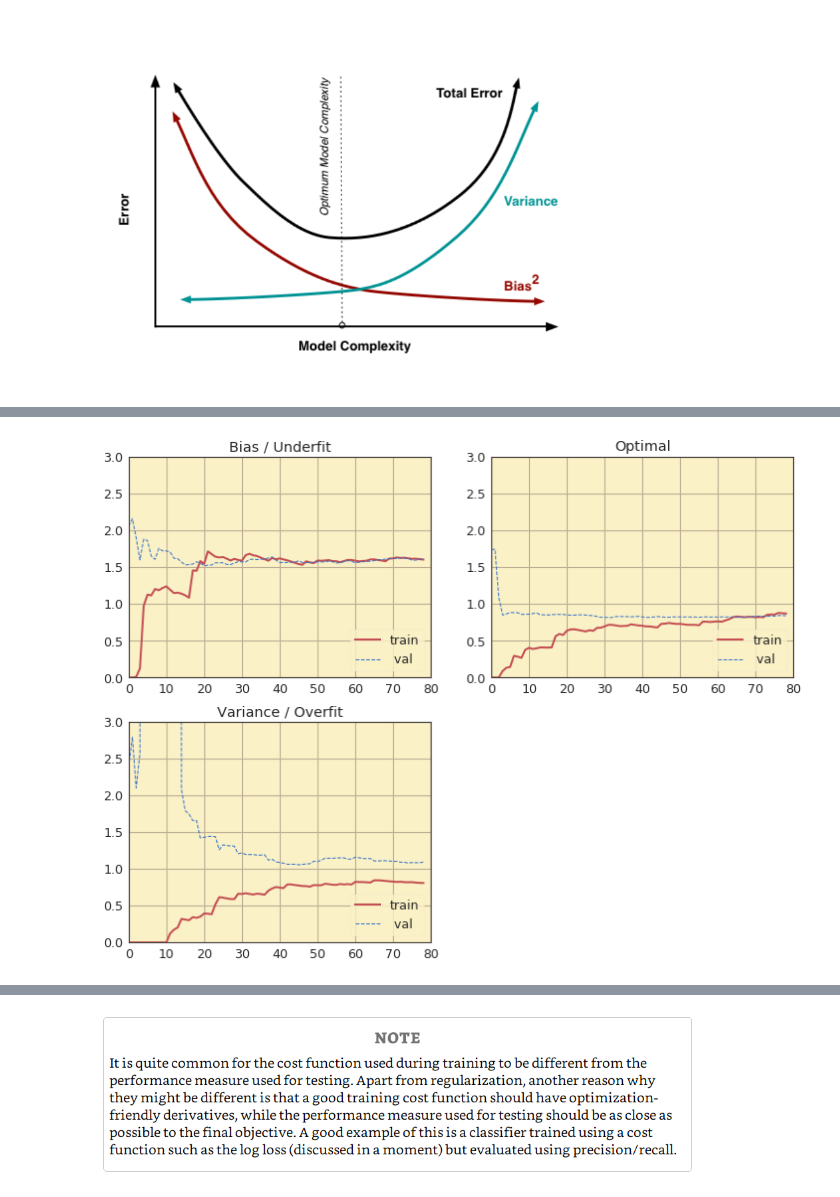
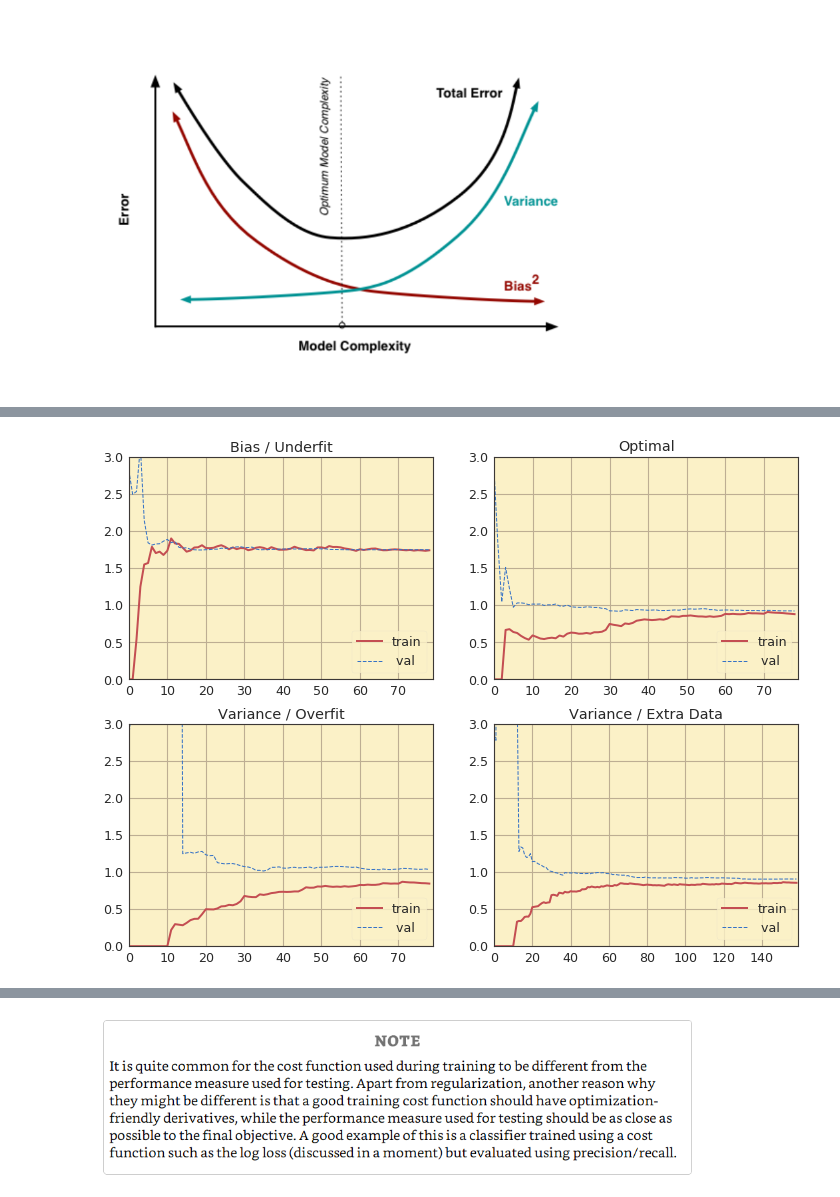
Before and after one commit to garcia-alex/ml-workflows, a Jupyter notebook: ch04.ipynb, the cells around one changed output, grey strips where cells are left out. Drawn from its saved outputs; the diff is of its cells as text; code cells hidden in the pictures.

Commit message:
more robust bias-variance plots

```diff
--- a/ch04.ipynb
+++ b/ch04.ipynb
@@ -215,9 +215,9 @@ def plot_lc(et, ev, title):
 
     plt.title(title)
     plt.legend(loc="lower right")
-    plt.axis([0, len(X) * 0.8, 0, 3])
+    plt.axis([0, len(et), 0, 3])
 
-def plot_lcs(et, ev, et_, ev_, et__, ev__):
+def plot_lcs(et, ev, et_, ev_, et__, ev__, etx=None, evx=None):
     plt.figure(figsize=(12, 9))
 
     plt.subplot(221)
@@ -227,22 +227,35 @@ def plot_lcs(et, ev, et_, ev_, et__, ev__):
     plt.subplot(223)
     plot_lc(et__, ev__, 'Variance / Overfit')
 
+    if etx is not None and evx is not None:
+        plt.subplot(224)
+        plot_lc(etx, evx, 'Variance / Extra Data')
+
     plt.show()
 
 Image(f'{PATH_SCREENSHOTS}/ch04/bias_var.png', width=500)
 # %% [output]
 [figure]
 # %%
-X, y = generate_data([2, 1, 0.5], v=6, u=-3)
+def bias_variance_tests(curves_method, *args, **kwargs):
+    np.random.seed(42)
+    X, y = generate_data([2, 1, 0.5], count=100, v=6, u=-3)
+    X2, y2 = generate_data([2, 1, 0.5], count=100, v=6, u=-3)
 
-et, ev = learning_curves_2(X, y)
+    et, ev = curves_method(X, y, *args, **kwargs)
 
-poly = PolynomialFeatures(degree=2, include_bias=False)
-X_ = poly.fit_transform(X)
-et_, ev_ = learning_curves_2(X_, y)
+    poly = PolynomialFeatures(degree=2, include_bias=False)
+    X_ = poly.fit_transform(X)
+    et_, ev_ = curves_method(X_, y, *args, **kwargs)
 
-poly = PolynomialFeatures(degree=10, include_bias=False)
-X__ = poly.fit_transform(X)
-et__, ev__ = learning_curves_2(X__, y)
+    poly = PolynomialFeatures(degree=10, include_bias=False)
+    X__ = poly.fit_transform(X)
+    et__, ev__ = curves_method(X__, y, *args, **kwargs)
 
-plot_lcs(et, ev, et_, ev_, et__, ev__)
+    Xx = np.r_[X, X2]
+    yy = np.r_[y, y2]
+    poly = PolynomialFeatures(degree=10, include_bias=False)
+    Xx_ = poly.fit_transform(Xx)
+    etx, evx = curves_method(Xx_, yy, *args, **kwargs)
+
+    plot_lcs(et, ev, et_, ev_, et__, ev__, etx, evx)
@@ -251,16 +262,4 @@ plot_lcs(et, ev, et_, ev_, et__, ev__)
-# %%
-X, y = generate_data([2, 1, 0.5], v=6, u=-3)
-
-et, ev = learning_curves(X, y, n=5, aggr='min')
-
-poly = PolynomialFeatures(degree=2, include_bias=False)
-X_ = poly.fit_transform(X)
-et_, ev_ = learning_curves(X_, y, n=5, aggr='min')
-
-poly = PolynomialFeatures(degree=10, include_bias=False)
-X__ = poly.fit_transform(X)
-et__, ev__ = learning_curves(X__, y, n=5, aggr='min', rs=10)
-
-plot_lcs(et, ev, et_, ev_, et__, ev__)
-# %% [output]
-[figure, removed]
+# %%
+bias_variance_tests(learning_curves_2)
+# %% [output]
+[figure, added]
```
Also changed, not shown: parts of 2 cells of this notebook, 1 other file.
